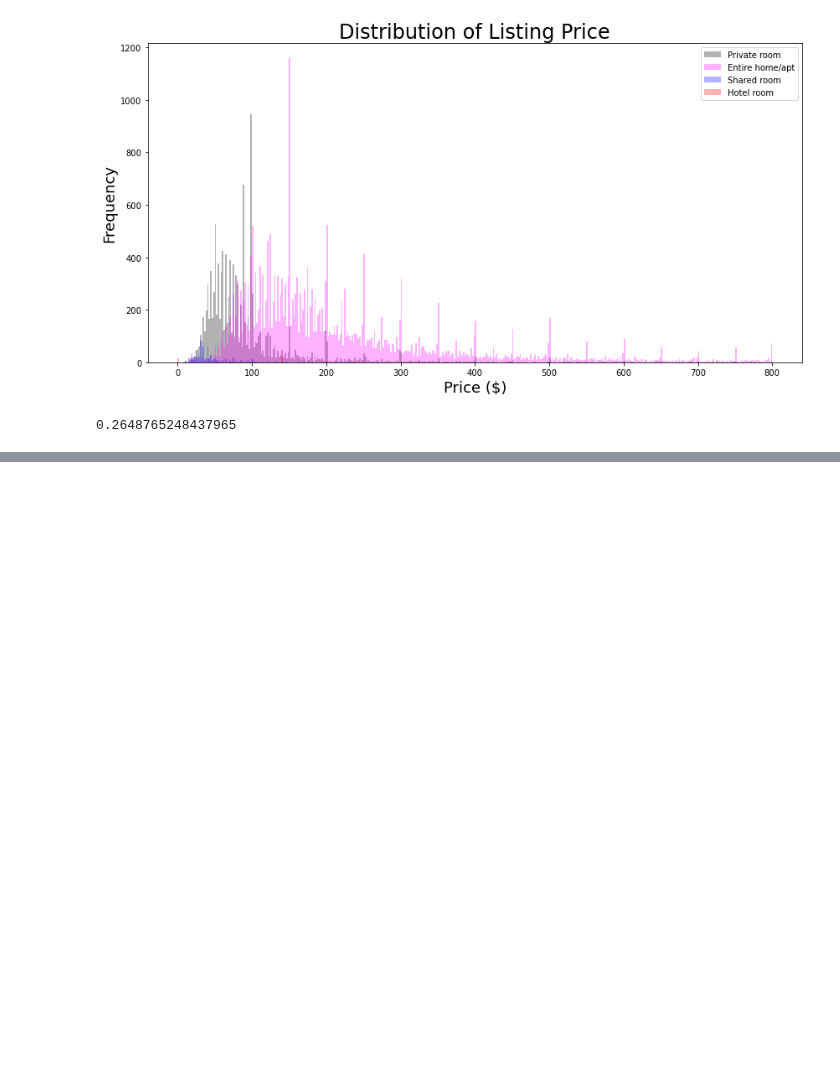
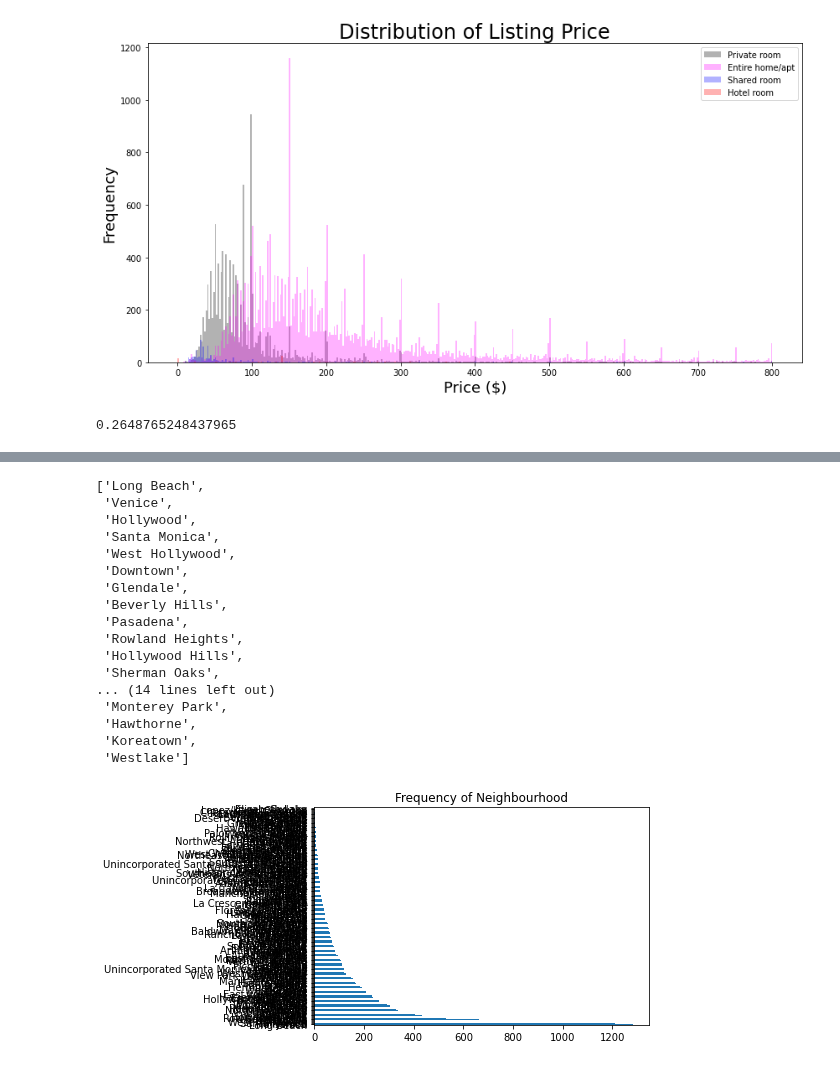
Before and after one commit to Shubhrika007/Erdos_Spring_2023, a Jupyter notebook: Airbnb_EDA.ipynb, the cells around one changed output, grey strips where cells are left out. Cells and saved outputs as stored; diff of their text form; code cells hidden in the pictures; blank space fills up the shorter version.

```diff
--- a/Airbnb_EDA.ipynb
+++ b/Airbnb_EDA.ipynb
@@ -344,0 +269,6 @@ strong multicollinearity problems or that the design matrix is singular.
+# %%
+# get the subset of the data without missing
+
+df2= df1[~df1.beds.isna()&~df1.reviews_per_month.isna()&~df1.review_scores_accuracy.isna()&~df1.review_scores_checkin.isna()
+         &~df1.review_scores_communication.isna()&~df1.review_scores_location.isna()&~df1.review_scores_value.isna()]
+len(df2)/len(df1)
@@ -344,0 +427,27 @@ strong multicollinearity problems or that the design matrix is singular.
+# %%
+# Construct sale
+df2.total_review_market = df2.groupby('neighbourhood_cleansed')['reviews_per_month'].sum()
+
+df2.neighbourhood_cleansed.value_counts().plot(kind='barh',title='Frequency of Neighbourhood')
+listtop30 = df2.neighbourhood_cleansed.value_counts().head(30).index.tolist()
+
+listtop30
+# %% [output]
+['Long Beach',
+ 'Venice',
+ 'Hollywood',
+ 'Santa Monica',
+ 'West Hollywood',
+ 'Downtown',
+ 'Glendale',
+ 'Beverly Hills',
+ 'Pasadena',
+ 'Rowland Heights',
+ 'Hollywood Hills',
+ 'Sherman Oaks',
+... (14 lines left out)
+ 'Monterey Park',
+ 'Hawthorne',
+ 'Koreatown',
+ 'Westlake']
+[figure, added]
```
Also changed, not shown: parts of 28 cells of this notebook.
